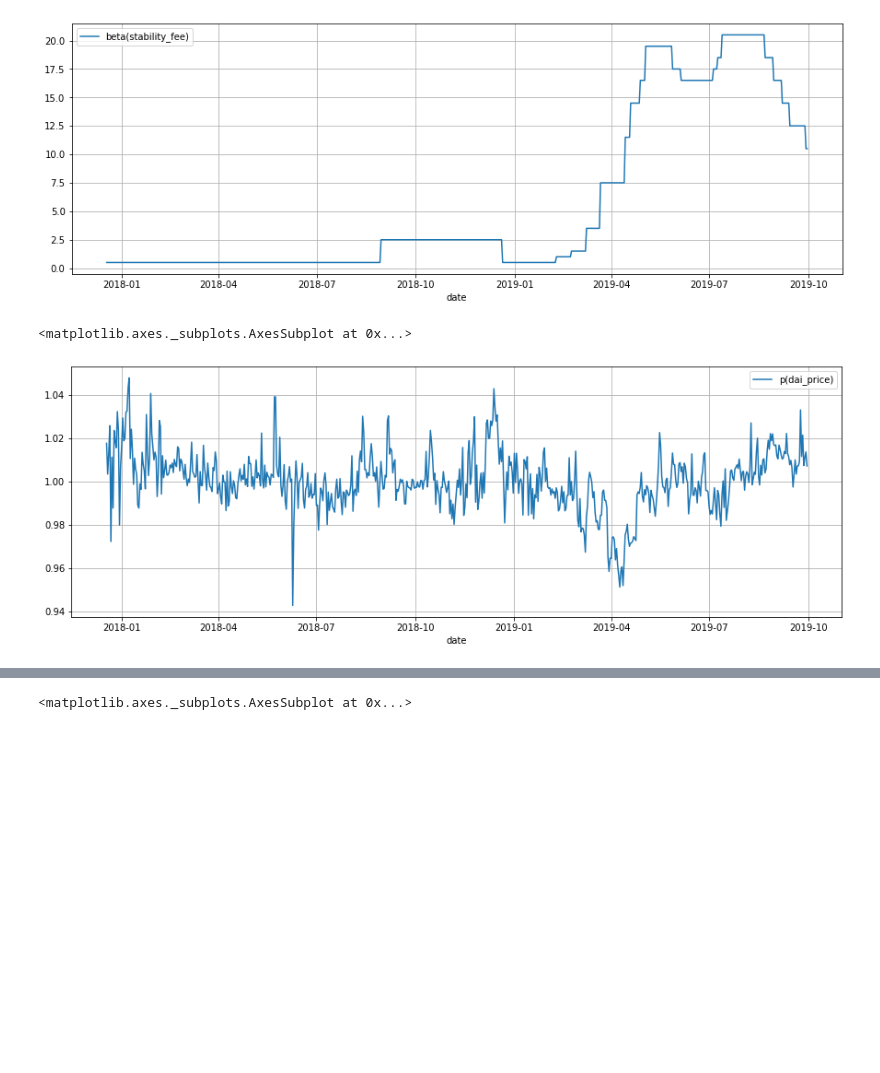
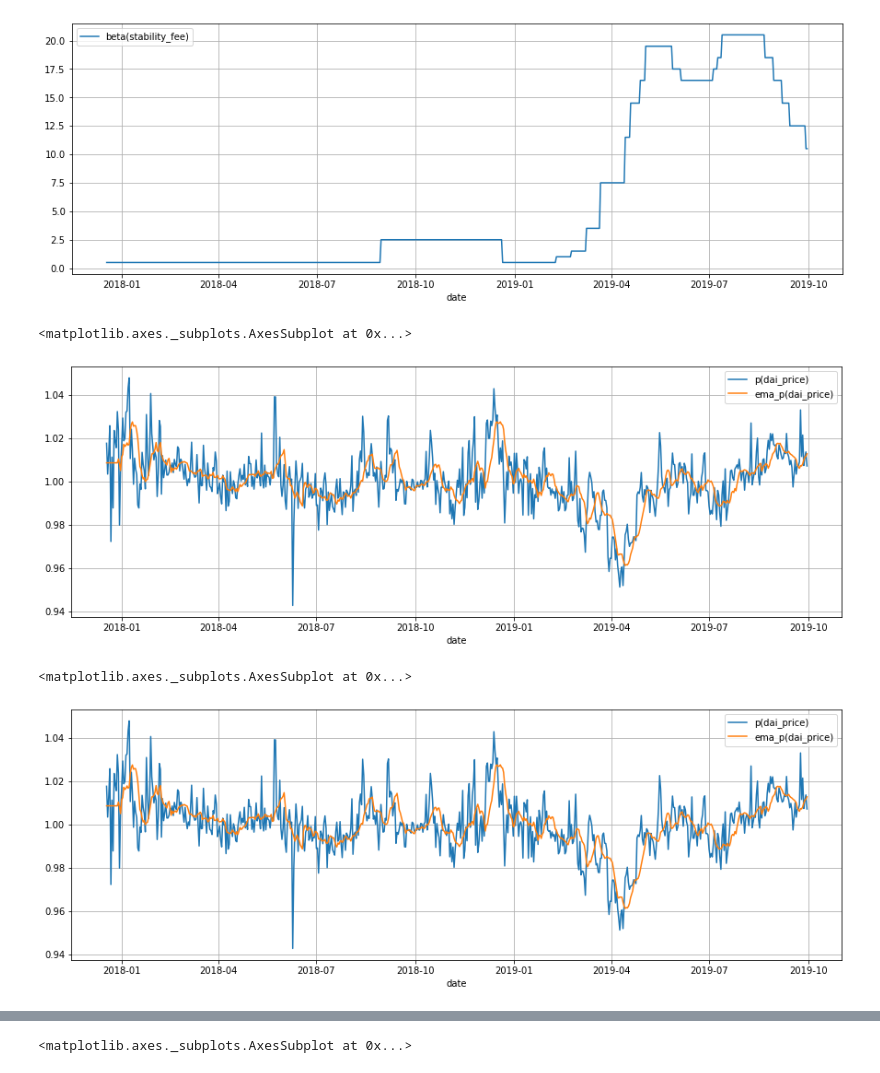
Before and after one commit to reflexer-labs/reflexer-digital-twin, a Jupyter notebook: data/debt_price_estimator.ipynb, the cells around one changed output, grey strips where cells are left out. Drawn from its saved outputs; the diff is of its cells as text; code cells hidden in the pictures; blank space fills up the shorter version.

```diff
--- a/data/debt_price_estimator.ipynb
+++ b/data/debt_price_estimator.ipynb
@@ -320,7 +329,12 @@ debt_price_df.plot(y = ['beta(stability_fee)'], figsize=(15,5), grid=True)
 <matplotlib.axes._subplots.AxesSubplot at 0x...>
 [figure]
 # %%
-debt_price_df.plot(y = ['p(dai_price)'], figsize=(15,5), grid=True)
+debt_price_df.plot(y = ['p(dai_price)', 'ema_p(dai_price)'], figsize=(15,5), grid=True)
 # %% [output]
 <matplotlib.axes._subplots.AxesSubplot at 0x...>
-[figure, old version]
+[figure, new version]
+# %%
+debt_price_df.plot(y = ['p(dai_price)', 'ema_p(dai_price)'], figsize=(15,5), grid=True)
+# %% [output]
+<matplotlib.axes._subplots.AxesSubplot at 0x...>
+[figure, added]
```
Also changed, not shown: parts of 3 cells of this notebook.
